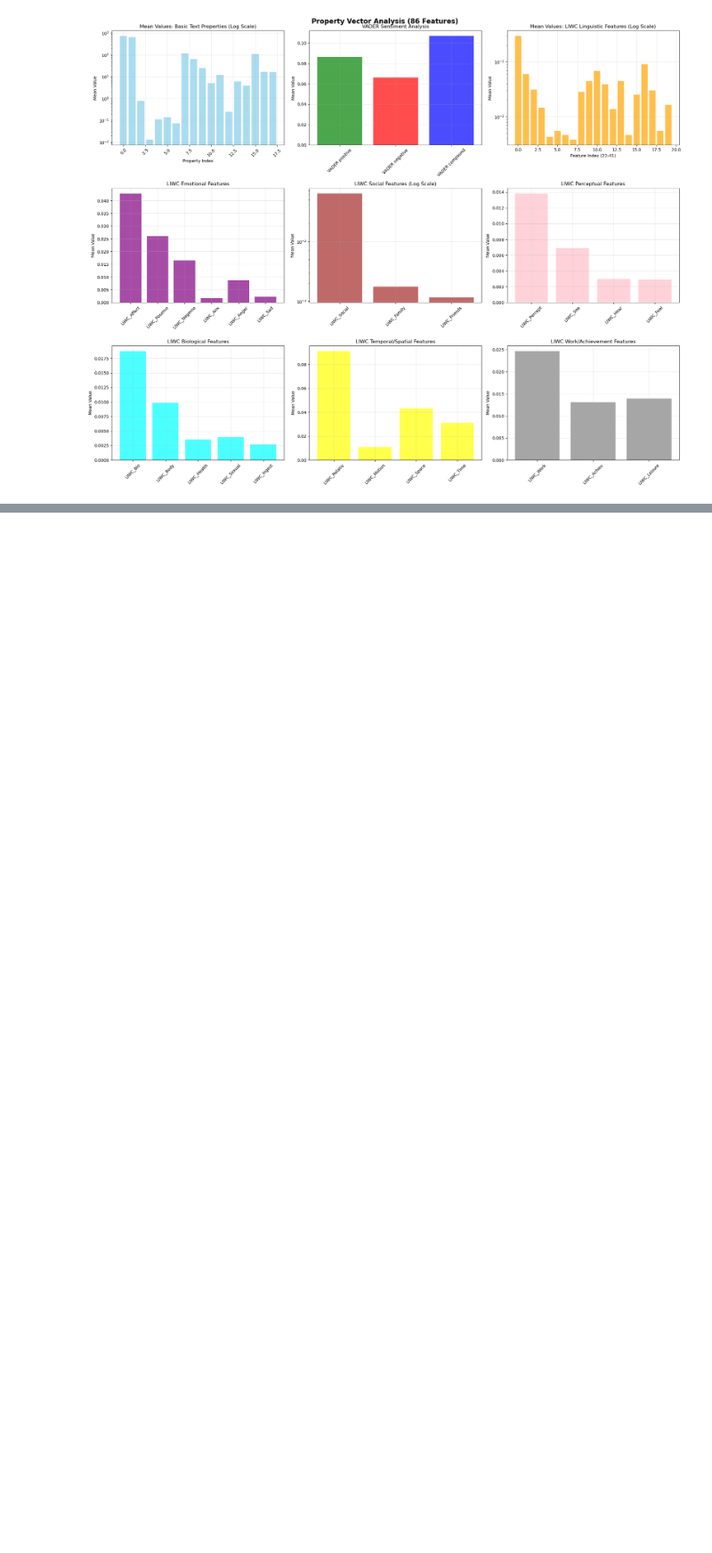
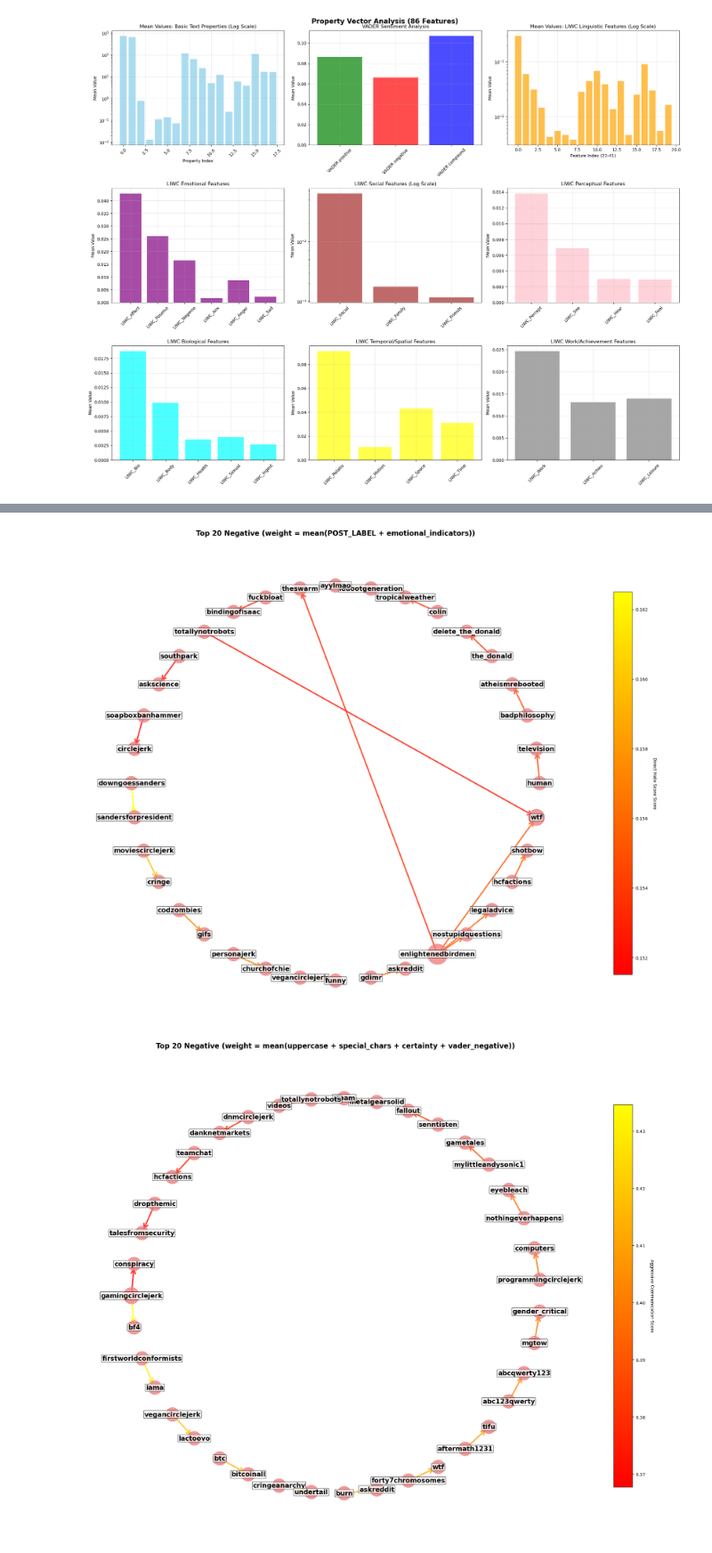
Before and after one commit to EPFLHenrik/ViralRedditCookbook, a Jupyter notebook: results.ipynb, the cells around one changed output, grey strips where cells are left out. Shown at 89% size. Cells and saved outputs as stored; diff of their text form; code cells hidden in the pictures; blank space fills up the shorter version.

```diff
--- a/results.ipynb
+++ b/results.ipynb
@@ -43,0 +44,17 @@ create_and_visualize_graph(G, 'sentiment_intensity', sentiment='pos', top_n=40,
+# %%
+from src.utils.data_utils import load_reddit_graph
+G = load_reddit_graph()
+# %%
+from src.data.create_sentiment_graph import create_and_visualize_graph
+
+
+create_and_visualize_graph(G, 'direct_hate_score', sentiment='neg', top_n=20, show=True)
+create_and_visualize_graph(G, 'aggressive_communication', sentiment='neg', top_n=20, show=True)
+create_and_visualize_graph(G, 'emotional_toxicity', sentiment='neg', top_n=20, show=True)
+create_and_visualize_graph(G, 'social_conflict', sentiment='neg', top_n=20, show=True)
+create_and_visualize_graph(G, 'comprehensive_hate', sentiment='neg', top_n=20, show=True)
+create_and_visualize_graph(G, 'hate_intensity_weighted', sentiment='neg', top_n=20, show=True)
+create_and_visualize_graph(G, 'sentiment_intensity', sentiment='pos', top_n=20, show=True)
+# %% [output]
+[figure, added]
+[figure, added]
```
Also changed, not shown: parts of 2 cells of this notebook, 10 other files.
